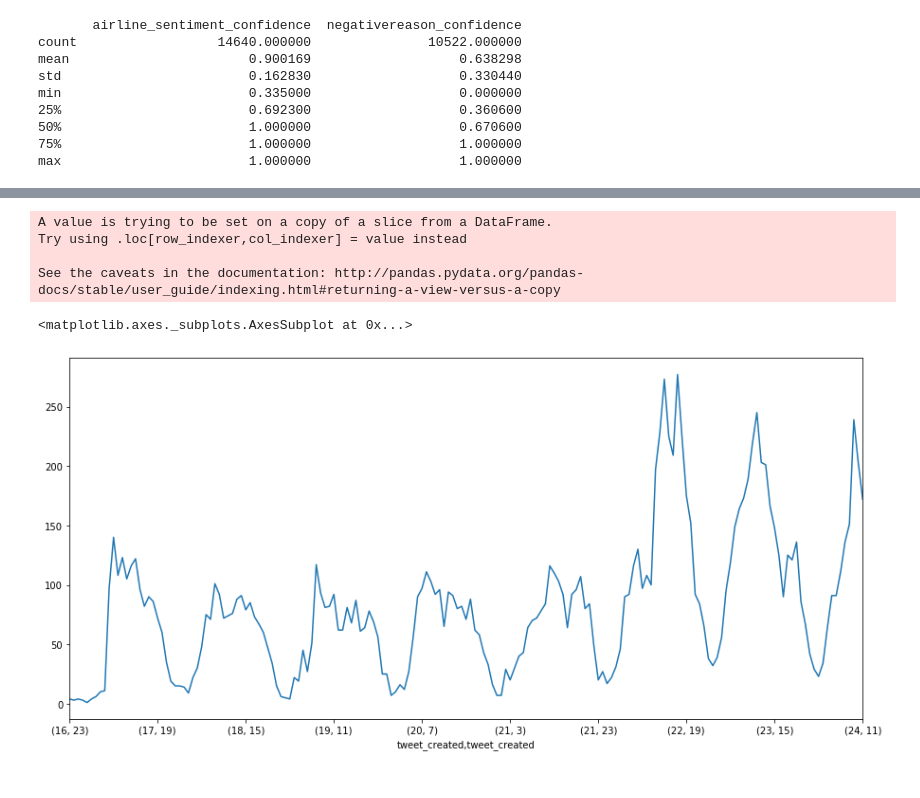
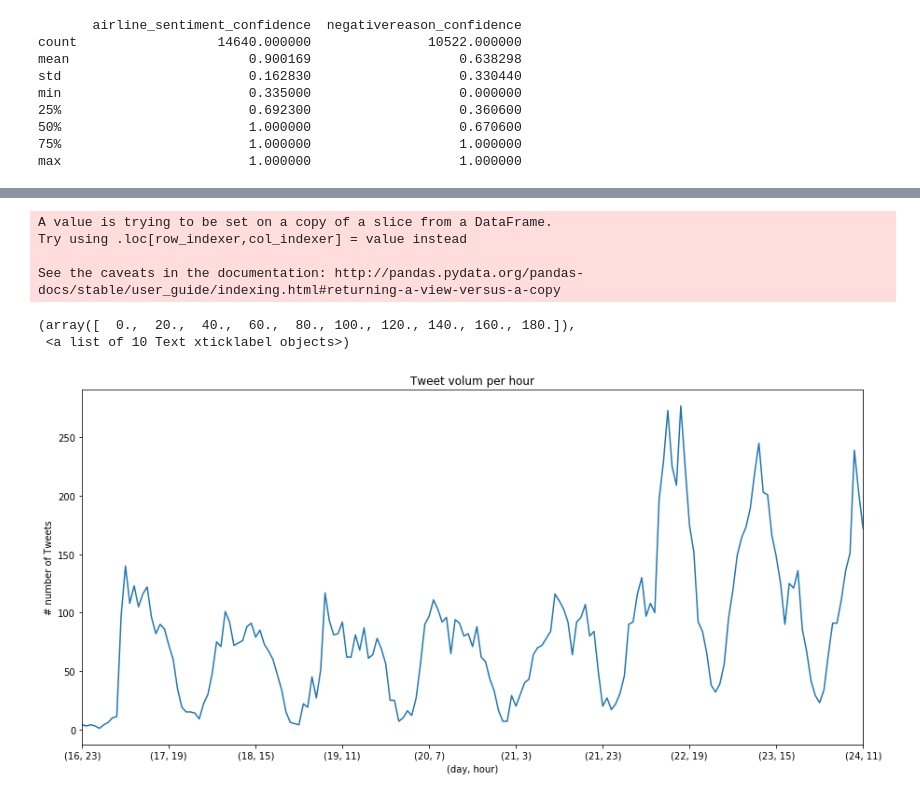
Before and after one commit to SarahBuechner/DMML2019_Team_Google, a Jupyter notebook: DM_Project.ipynb, the cells around one changed output, grey strips where cells are left out. Saved outputs shown, nothing was run; the diff lists cells and outputs as text; code cells hidden in the pictures.

```diff
--- a/DM_Project.ipynb
+++ b/DM_Project.ipynb
@@ -201,15 +208,19 @@ See the caveats in the documentation: http://pandas.pydata.org/pandas-docs/stabl
 # %%
 # Tweet volum per hour
 df = tweets[['tweet_created', 'airline_sentiment_confidence']]
 df['tweet_created'] = pd.to_datetime(df['tweet_created'])
 X = df['tweet_created']
 
 fig, ax = plt.subplots(figsize=(15,7))
 X.groupby([X.dt.day,X.dt.hour]).count().plot(ax=ax)
+ax.set_title('Tweet volum per hour')
+ax.set_xlabel("(day, hour)")
+ax.set_ylabel("# number of Tweets")
 # %% [output]
 A value is trying to be set on a copy of a slice from a DataFrame.
 Try using .loc[row_indexer,col_indexer] = value instead
 
 See the caveats in the documentation: http://pandas.pydata.org/pandas-docs/stable/user_guide/indexing.html#returning-a-view-versus-a-copy
-<matplotlib.axes._subplots.AxesSubplot at 0x...>
+(array([  0.,  20.,  40.,  60.,  80., 100., 120., 140., 160., 180.]),
+ <a list of 10 Text xticklabel objects>)
-[figure, old version]
+[figure, new version]
```
Also changed, not shown: parts of 6 cells of this notebook.
